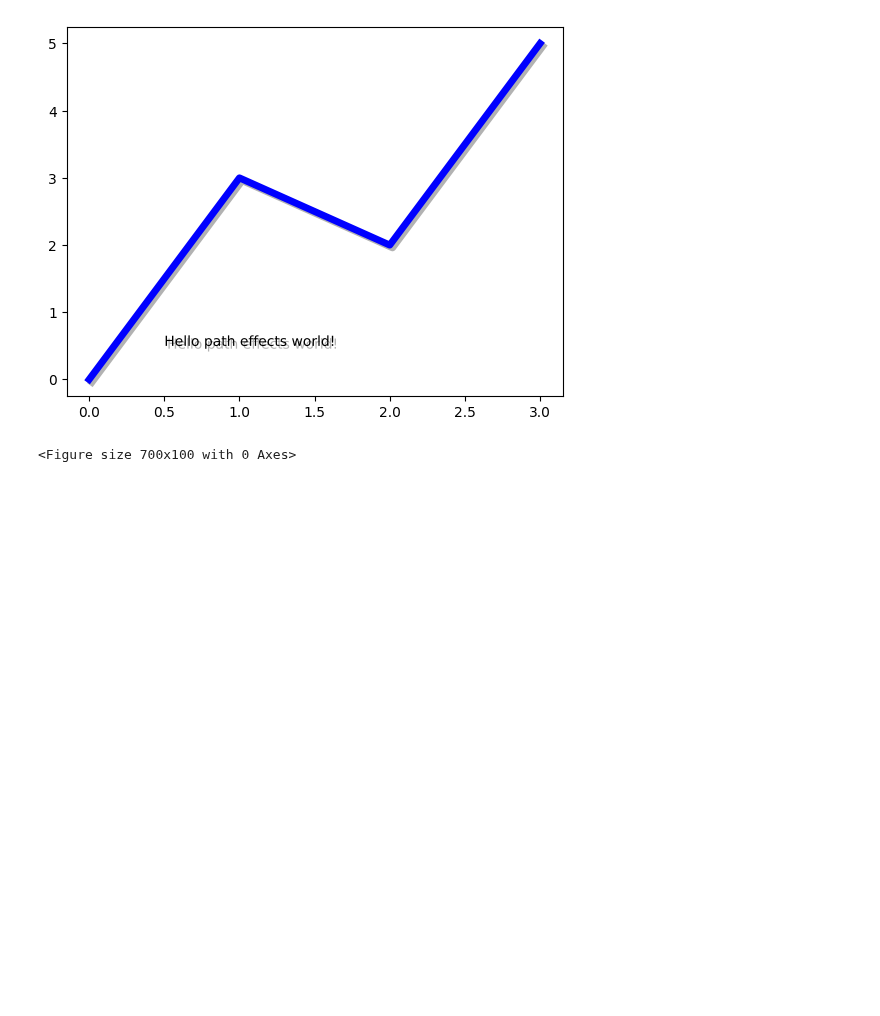
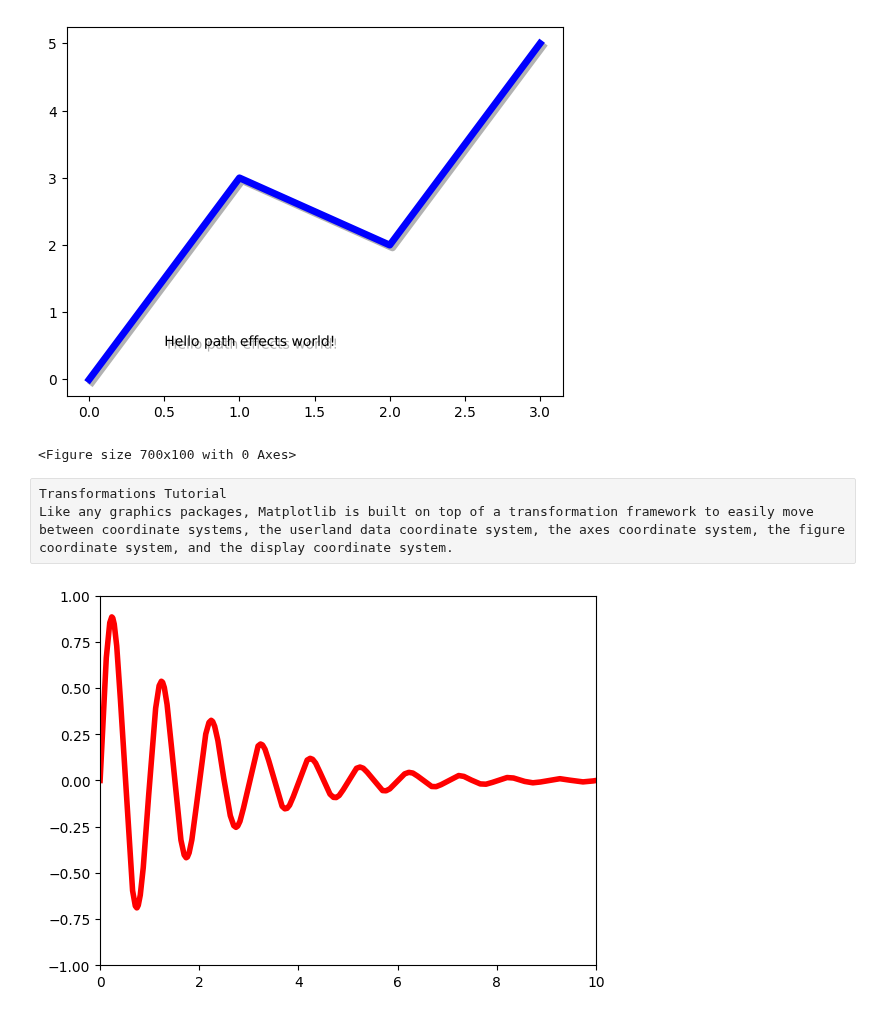
Before and after one commit to manasesmutembei11/ML, a Jupyter notebook: matplotlib/matplotlib_artists.ipynb, the cells around one changed output. Drawn from its saved outputs; the diff is of its cells as text; code cells hidden in the pictures; blank space fills up the shorter version.

Commit message:
Artists (Transformations)

```diff
--- a/matplotlib/matplotlib_artists.ipynb
+++ b/matplotlib/matplotlib_artists.ipynb
@@ -235,3 +235,19 @@ text.set_path_effects([path_effects.Stroke(linewidth=3, foreground='black'),
 plt.show()
 # %% [output]
 <Figure size 700x100 with 0 Axes>
+# %% [raw]
+Transformations Tutorial
+Like any graphics packages, Matplotlib is built on top of a transformation framework to easily move between coordinate systems, the userland data coordinate system, the axes coordinate system, the figure coordinate system, and the display coordinate system.
+# %%
+#Data coordinates
+x = np.arange(0, 10, 0.005)
+y = np.exp(-x/2.) * np.sin(2*np.pi*x)
+
+fig, ax = plt.subplots()
+ax.plot(x, y)
+ax.set_xlim(0, 10)
+ax.set_ylim(-1, 1)
+
+plt.show()
+# %% [output]
+[figure, added]
```
Also changed, not shown: parts of 6 cells of this notebook.
